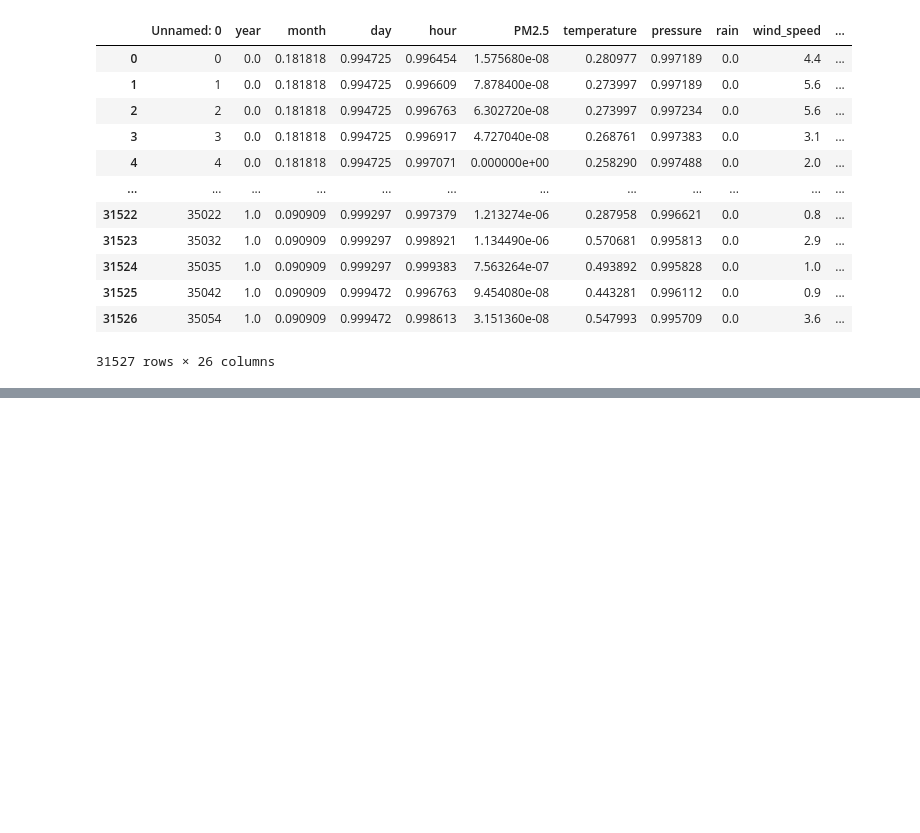
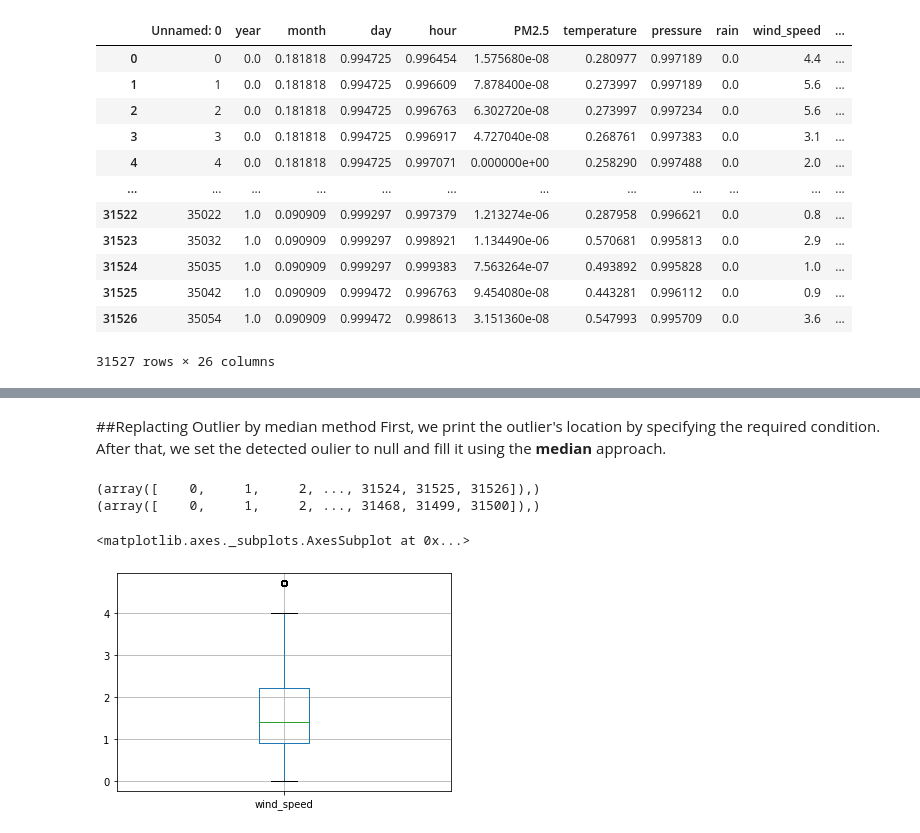
Before and after one commit to Priyanka-Rai18/GeeksFiesta_AI-ML_geeky_, a Jupyter notebook: datapreprocess.ipynb, the cells around one changed output, grey strips where cells are left out. Cells and saved outputs as stored; diff of their text form; code cells hidden in the pictures; blank space fills up the shorter version.

```diff
--- a/datapreprocess.ipynb
+++ b/datapreprocess.ipynb
@@ -155,0 +216,23 @@ df
+# %% [markdown]
+##Replacting Outlier by median method
+First, we print the outlier's location by specifying the required condition. After that, we set the detected oulier to null and fill it using the **median** approach.
+# %%
+#REPLACING OUTLIER IN wind_speed COLUMN BY MEDIAN METHOD
+
+# Position of the Outlier
+print(np.where(df1['wind_speed']>-60))
+#replacing lower outlier
+median = df1.loc[df1['wind_speed']>-60, 'wind_speed'].median()
+df1.loc[df1.wind_speed<-60, 'wind_speed'] = np.nan
+df1.fillna(median,inplace=True)
+#replacing upper outlier
+print(np.where(df1['wind_speed']>4))
+median1 = df1.loc[df1['wind_speed']>4, 'wind_speed'].median()
+df1.loc[df1.wind_speed>4, 'wind_speed'] = np.nan
+df1.fillna(median1,inplace=True)
+df1.boxplot(['wind_speed'])
+# %% [output]
+(array([    0,     1,     2, ..., 31524, 31525, 31526]),)
+(array([    0,     1,     2, ..., 31468, 31499, 31500]),)
+<matplotlib.axes._subplots.AxesSubplot at 0x...>
+[figure, added]
```
Also changed, not shown: parts of 38 cells of this notebook, 1 other file.
